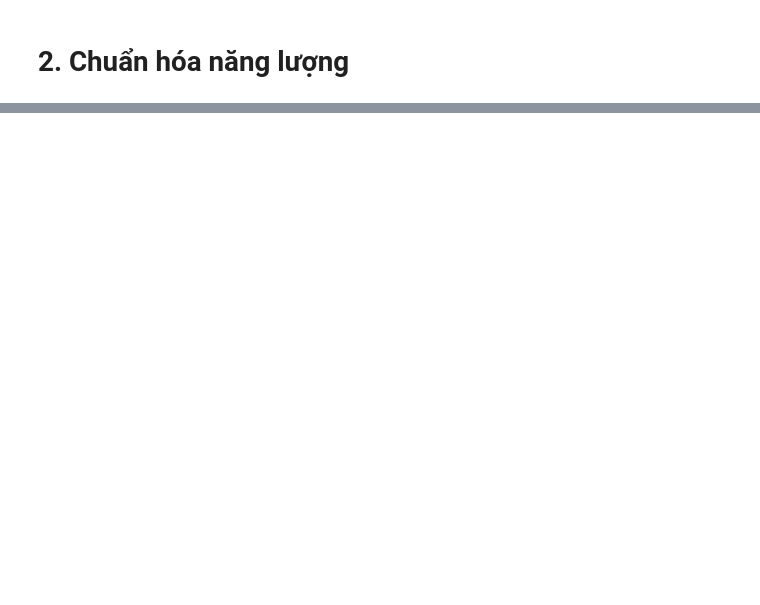
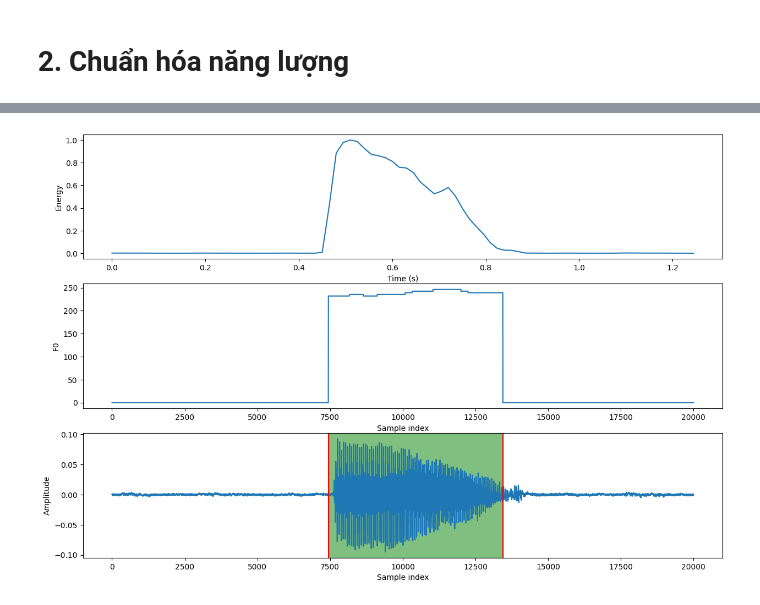
Before and after one commit to LaHuy136/FundamentalFrequencyEstimation, a Jupyter notebook: Energy_and_RMSE.ipynb, the cells around one changed output, grey strips where cells are left out. Drawn from its saved outputs; the diff is of its cells as text; code cells hidden in the pictures; blank space fills up the shorter version.

Commit message:
feat: [PBL6] Find F0 of audio

```diff
--- a/Energy_and_RMSE.ipynb
+++ b/Energy_and_RMSE.ipynb
@@ -184,0 +209,41 @@ plt.show()
+# %%
+# khởi tạo f0 cho tất cả các samples của tín hiệu
+f0s = np.zeros(len(x))
+# %%
+for i in index_voices:
+    start_sample_index = librosa.frames_to_samples(i, hop_length=hop_length)
+    end_sample_index = start_sample_index + frame_length
+    f0 = find_f0(x[start_sample_index:end_sample_index], sr)
+    f0s[start_sample_index:end_sample_index] = f0
+# %%
+# plot the trimmed signal
+plt.figure(figsize=(15, 10))
+
+plt.subplot(3, 1, 1)
+plt.plot(t, energy_norm)
+plt.xlabel('Time (s)')
+plt.ylabel('Energy')
+
+plt.subplot(3, 1, 2)
+plt.plot(f0s)
+plt.xlabel('Sample index')
+plt.ylabel('F0')
+
+plt.subplot(3, 1, 3)
+plt.plot(x)
+# Đánh dấu tần số cơ bản (F0) trên đồ thị phổ tần số
+for i in segments:
+    # define start and end of the segment
+    start_sample_index = librosa.frames_to_samples(i[0], hop_length=hop_length)
+    end_sample_index = librosa.frames_to_samples(i[1], hop_length=hop_length) + frame_length
+
+    plt.axvline(start_sample_index, color='r')
+    # fill the segment with green color
+    plt.axvspan(start_sample_index, end_sample_index, color='g', alpha=0.5)
+    plt.axvline(end_sample_index, color='r')
+
+plt.xlabel('Sample index')
+plt.ylabel('Amplitude')
+plt.show()
+# %% [output]
+[figure, added]
```
Also changed, not shown: parts of 14 cells of this notebook, 1 other file.
